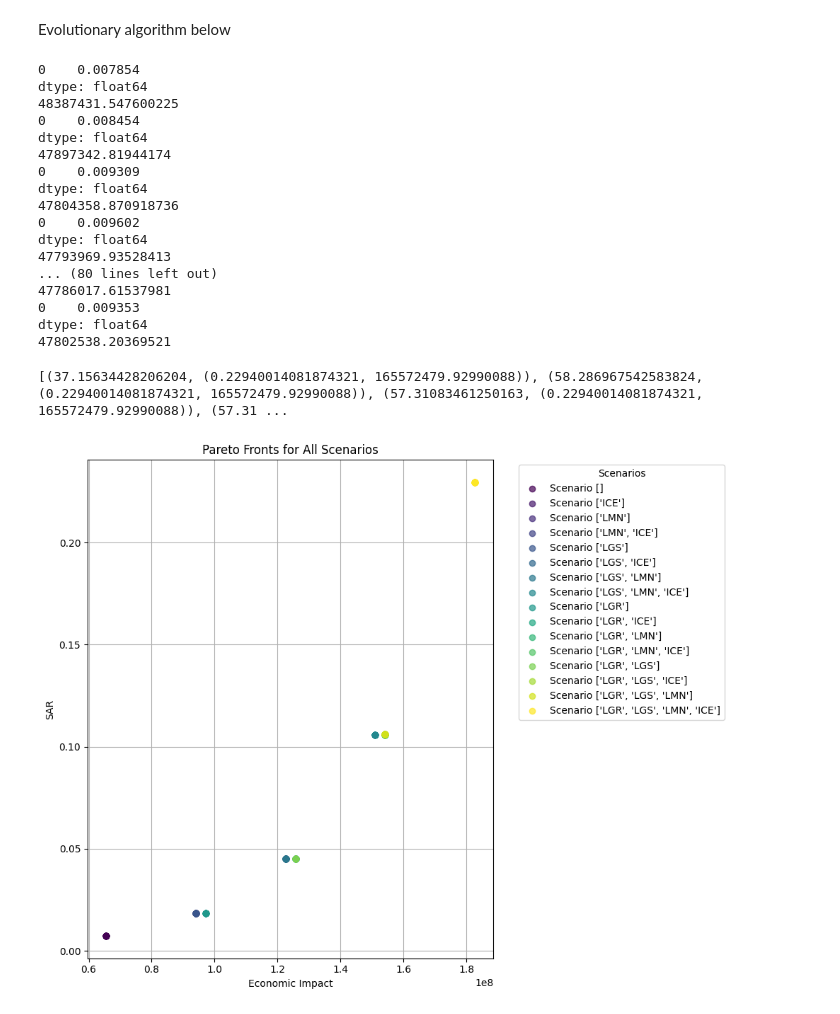
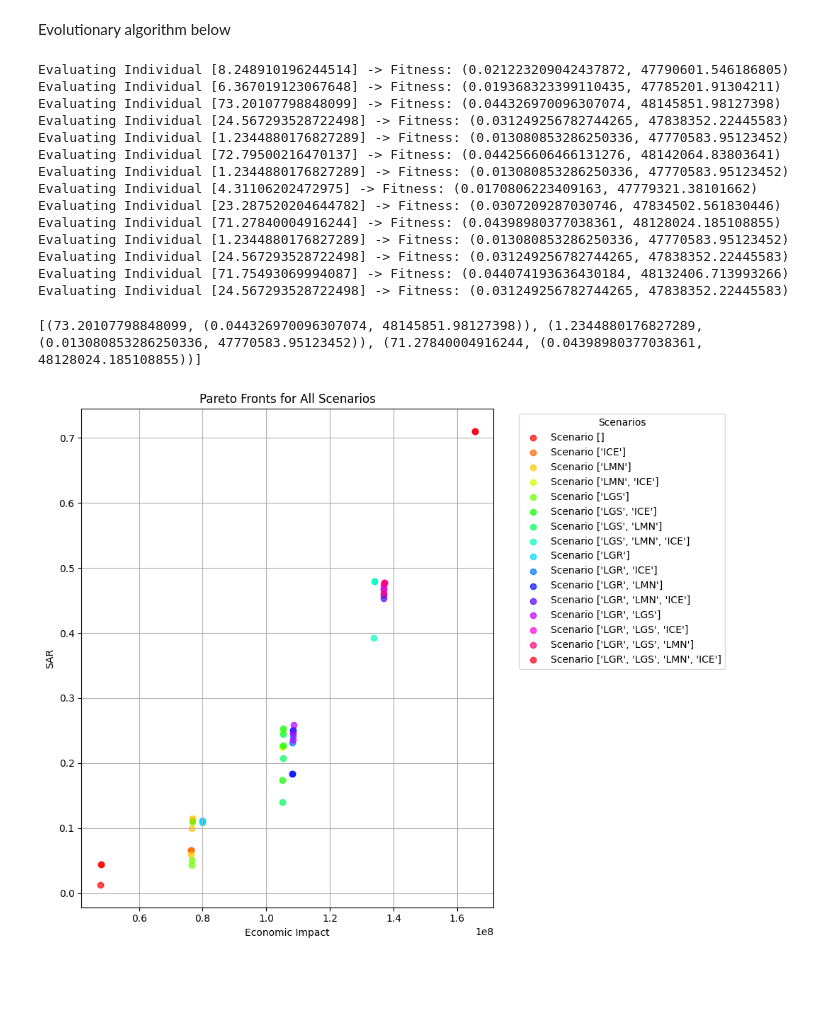
Before and after one commit to aidanlane02/6200proj, a Jupyter notebook: evolutionaryModelv2.ipynb, the cells around one changed output. Drawn from its saved outputs; the diff is of its cells as text; code cells hidden in the pictures; blank space fills up the shorter version.

```diff
--- a/evolutionaryModelv2.ipynb
+++ b/evolutionaryModelv2.ipynb
@@ -76,7 +101,7 @@ creator.create("Individual", list, fitness=creator.FitnessMulti)
 
 # Toolbox
 toolbox = base.Toolbox()
-toolbox.register("attr_float", random.uniform, 0, 100)  # Spill range: 0 to 100
+toolbox.register("attr_float", random.uniform, 0, 80)  # Spill range: 0 to 100
 toolbox.register("individual", tools.initRepeat, creator.Individual, toolbox.attr_float, n=1)
 toolbox.register("population", tools.initRepeat, list, toolbox.individual)
 toolbox.register("mate", tools.cxBlend, alpha=0.5)
@@ -89,6 +114,11 @@ pd.options.mode.chained_assignment = None  #turn off warnings so I can find erro
 def evaluate(individual, breachTouple, upTouple, downTouple, maxPowerTouple, baselineEnergy, sar_model, econ_model):
     minSpill = individual[0]  # min spill value
 
+    #prevent invalid min spills
+    if minSpill > 100:
+        # Apply a penalty for invalid values (such as very high fitness or an unreachable solution)
+        return (-float('inf'), float('inf'))  # This will result in an invalid individual
+
     # Adjust touples for spill and breach
     (newUpTouple, newDownTouple) = SpillAdjuster(copy.deepcopy(upTouple), copy.deepcopy(downTouple), minSpill)
     (newUpTouple, newDownTouple) = flowAdjustment(newUpTouple, newDownTouple, breachTouple)
@@ -97,11 +127,12 @@ def evaluate(individual, breachTouple, upTouple, downTouple, maxPowerTouple, bas
     sar_result = sar_model(newDownTouple, breachTouple)
     # Evaluate economic model
     econ_result = econ_model(newUpTouple, newDownTouple, breachTouple, maxPowerTouple, baselineEnergy)
+
+    fitness = sar_result.item(), econ_result
     if sum(breachTouple)==0:
-        print(sar_result)
-        print(econ_result)
-    # Return fitness as a tuple, ensuring it's hashable
-    return (sar_result.item(), econ_result)
+        print(f"Evaluating Individual {individual} -> Fitness: {fitness}")
+
+    return (fitness)
 
 #copy code for NSGA2 because it can't be imported
 def run_nsga2(breachTouple, upTouple, downTouple, maxPowerTouple, baselineEnergy, sar_model, econ_model):
@@ -125,11 +156,11 @@ def run_nsga2(breachTouple, upTouple, downTouple, maxPowerTouple, baselineEnergy
     algorithms.eaMuPlusLambda(
         population=population,
         toolbox=toolbox,
-        mu=5, #change for speed
-        lambda_=10, #change for speed
-        cxpb=0.65,
-        mutpb=0.25,
-        ngen=3, #change for speed
+        mu=3, #change for speed
+        lambda_=5, #change for speed
+        cxpb=0.45,
+        mutpb=0.45,
+        ngen=2, #change for speed
         stats=None,
         halloffame=None,
         verbose=False,
@@ -153,54 +184,51 @@ for scenario in combinations:
         "pareto_front": [(ind[0], ind.fitness.values) for ind in pareto_front]
     })
 # %% [output]
-0    0.007854
-dtype: float64
-48387431.547600225
-0    0.008454
-dtype: float64
-47897342.81944174
-0    0.009309
-dtype: float64
-47804358.870918736
-0    0.009602
-dtype: float64
-47793969.93528413
-... (80 lines left out)
-47786017.61537981
-0    0.009353
-dtype: float64
-47802538.20369521
+Evaluating Individual [8.248910196244514] -> Fitness: (0.021223209042437872, 47790601.546186805)
+Evaluating Individual [6.367019123067648] -> Fitness: (0.019368323399110435, 47785201.91304211)
+Evaluating Individual [73.20107798848099] -> Fitness: (0.044326970096307074, 48145851.98127398)
+Evaluating Individual [24.567293528722498] -> Fitness: (0.031249256782744265, 47838352.22445583)
+Evaluating Individual [1.2344880176827289] -> Fitness: (0.013080853286250336, 47770583.95123452)
+Evaluating Individual [72.79500216470137] -> Fitness: (0.044256606466131276, 48142064.83803641)
+Evaluating Individual [1.2344880176827289] -> Fitness: (0.013080853286250336, 47770583.95123452)
+Evaluating Individual [4.31106202472975] -> Fitness: (0.0170806223409163, 47779321.38101662)
+Evaluating Individual [23.287520204644782] -> Fitness: (0.0307209287030746, 47834502.561830446)
+Evaluating Individual [71.27840004916244] -> Fitness: (0.04398980377038361, 48128024.185108855)
+Evaluating Individual [1.2344880176827289] -> Fitness: (0.013080853286250336, 47770583.95123452)
+Evaluating Individual [24.567293528722498] -> Fitness: (0.031249256782744265, 47838352.22445583)
+Evaluating Individual [71.75493069994087] -> Fitness: (0.044074193636430184, 48132406.713993266)
+Evaluating Individual [24.567293528722498] -> Fitness: (0.031249256782744265, 47838352.22445583)
 # %%
-print(pareto_results[15]['pareto_front'])
+print(pareto_results[0]['pareto_front'])
 # %% [output]
-[(37.15634428206204, (0.22940014081874321, 165572479.92990088)), (58.286967542583824, (0.22940014081874321, 165572479.92990088)), (57.31083461250163, (0.22940014081874321, 165572479.92990088)), (57.31 ...
+[(73.20107798848099, (0.044326970096307074, 48145851.98127398)), (1.2344880176827289, (0.013080853286250336, 47770583.95123452)), (71.27840004916244, (0.04398980377038361, 48128024.185108855))]
 # %%
 # Define a colormap for different scenarios
-colors = plt.cm.viridis(np.linspace(0, 1, len(pareto_results)))  # You can choose any colormap
+colors = plt.cm.hsv(np.linspace(0, 1, len(pareto_results)))  # You can choose any colormap
 
 plt.figure(figsize=(10, 8))
 
 # Loop through all the pareto results and plot on the same graph
 for idx, result in enumerate(pareto_results):
     scenario = result["scenario"]
     pareto_front = result["pareto_front"]
 
     # Extract SAR and economic values for each point in the Pareto front
     sar_values = [fitness[0] for _, fitness in pareto_front]  # SAR values
     econ_values = [fitness[1] for _, fitness in pareto_front]  # Economic values
 
     # Plot the points for this scenario (all Pareto front points for the scenario)
     plt.scatter(econ_values, sar_values, label=f"Scenario {scenario}", color=colors[idx], alpha=0.7)
 
 # Customize the plot
 plt.title("Pareto Fronts for All Scenarios")
 plt.xlabel("Economic Impact")
 plt.ylabel("SAR")
 plt.legend(title="Scenarios", bbox_to_anchor=(1.05, 1), loc='upper left')
 plt.grid(True)
 
 # Show the plot
 plt.tight_layout()
 plt.show()
 # %% [output]
-[figure, old version]
+[figure, new version]
```
Also changed, not shown: parts of 1 cell of this notebook, 4 other files.
